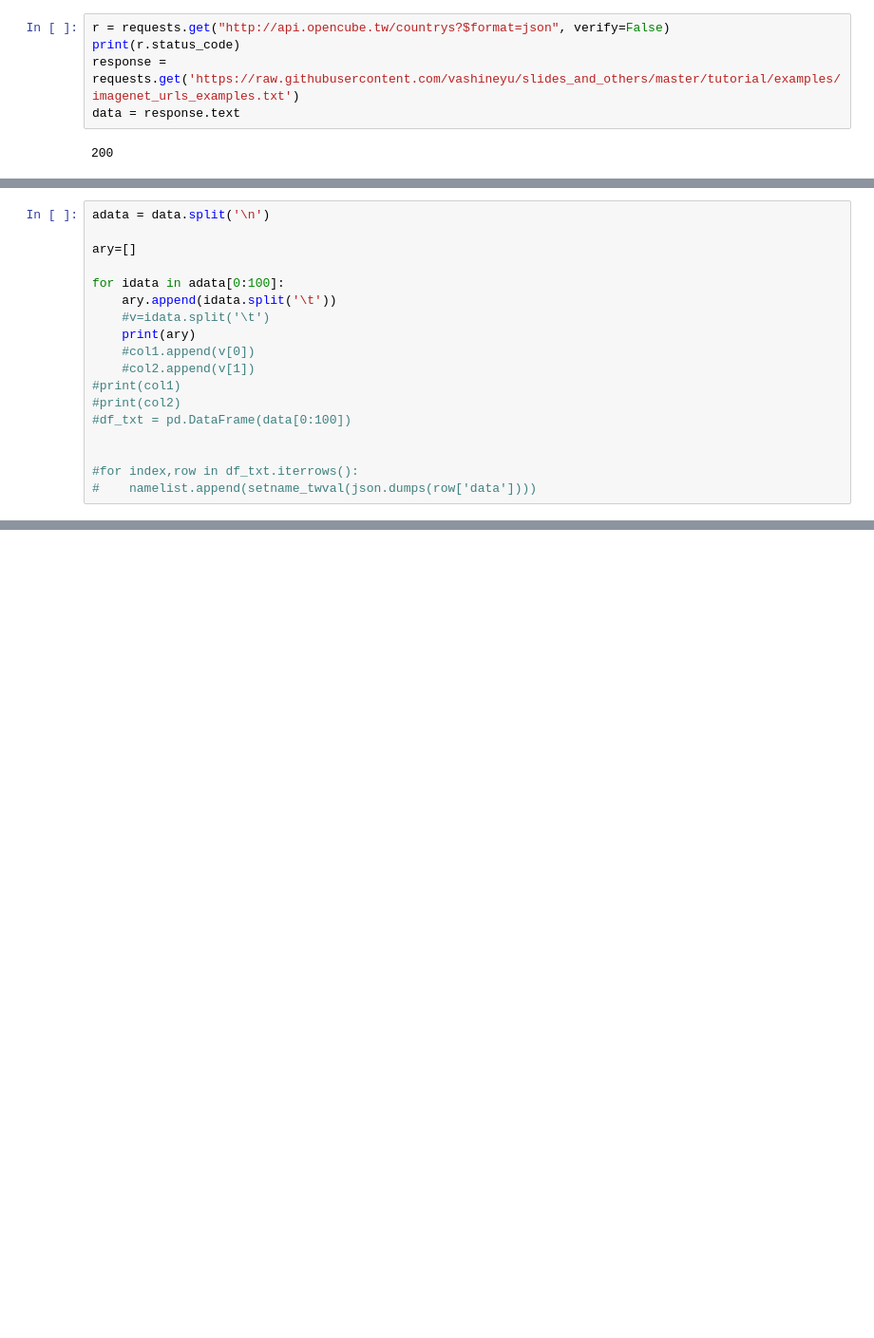
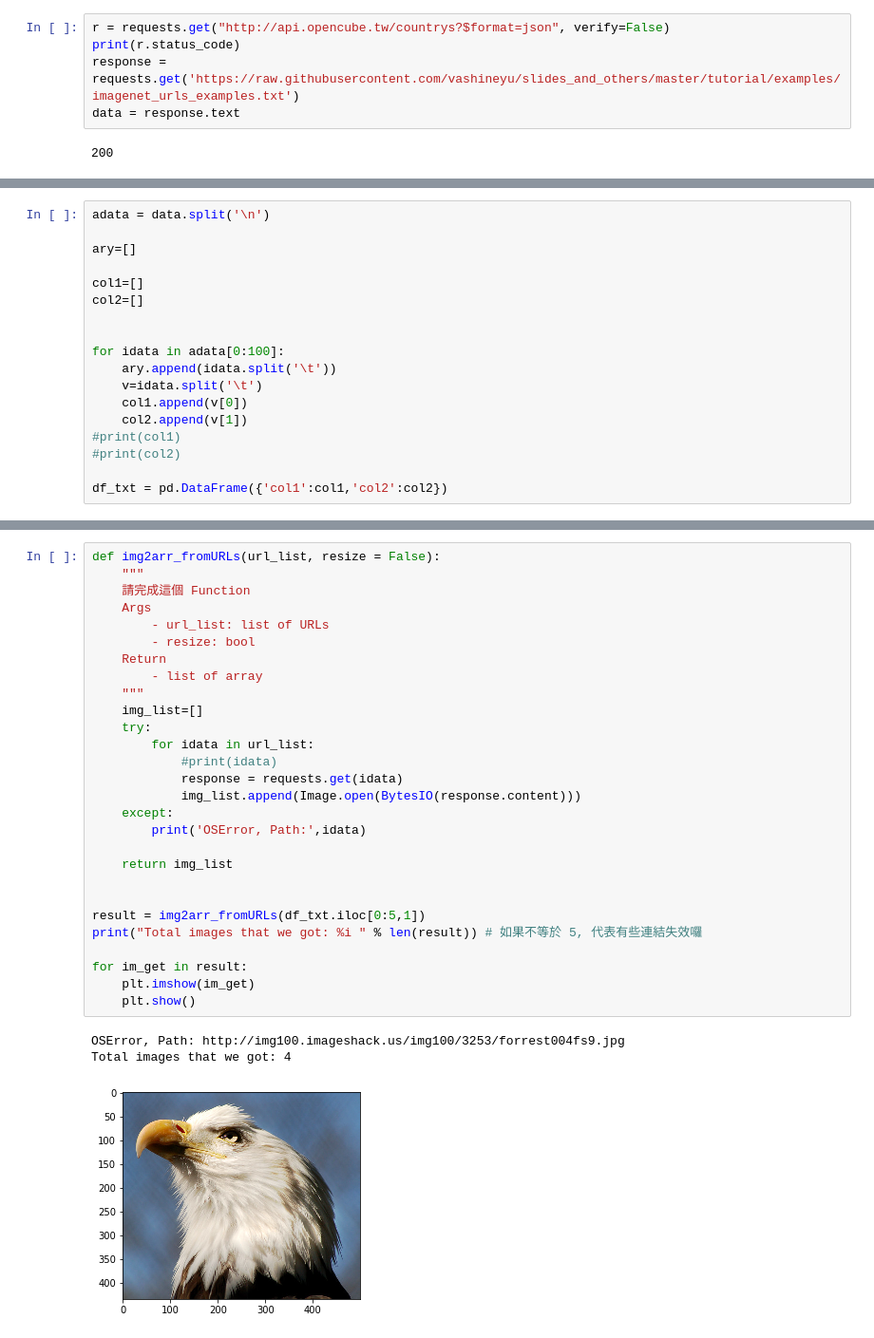
Before and after one commit to selenabuy/4-th-ML100Days, a Jupyter notebook: homework/Day_005-1_HW.ipynb, the cells around one changed output, grey strips where cells are left out. Shown at 95% size. Cells and saved outputs as stored; diff of their text form; blank space fills up the shorter version.

```diff
--- a/homework/Day_005-1_HW.ipynb
+++ b/homework/Day_005-1_HW.ipynb
@@ -39,16 +43,16 @@ adata = data.split('\n')
 
 ary=[]
 
+col1=[]
+col2=[]
+
+
 for idata in adata[0:100]:
     ary.append(idata.split('\t'))
-    #v=idata.split('\t')
-    print(ary)
-    #col1.append(v[0])
-    #col2.append(v[1])
+    v=idata.split('\t')
+    col1.append(v[0])
+    col2.append(v[1])
 #print(col1)
 #print(col2)
-#df_txt = pd.DataFrame(data[0:100])
 
-
-#for index,row in df_txt.iterrows():
-#    namelist.append(setname_twval(json.dumps(row['data'])))
+df_txt = pd.DataFrame({'col1':col1,'col2':col2})
@@ -54,0 +73,32 @@ for idata in adata[0:100]:
+# %%
+def img2arr_fromURLs(url_list, resize = False):
+    """
+    請完成這個 Function
+    Args
+        - url_list: list of URLs
+        - resize: bool
+    Return
+        - list of array
+    """
+    img_list=[]
+    try:
+        for idata in url_list:
+            #print(idata)
+            response = requests.get(idata)
+            img_list.append(Image.open(BytesIO(response.content)))
+    except:
+        print('OSError, Path:',idata)
+
+    return img_list
+
+
+result = img2arr_fromURLs(df_txt.iloc[0:5,1])
+print("Total images that we got: %i " % len(result)) # 如果不等於 5, 代表有些連結失效囉
+
+for im_get in result:
+    plt.imshow(im_get)
+    plt.show()
+# %% [output]
+OSError, Path: http://img100.imageshack.us/img100/3253/forrest004fs9.jpg
+Total images that we got: 4
+[figure, added]
```
Also changed, not shown: parts of 4 cells of this notebook.
